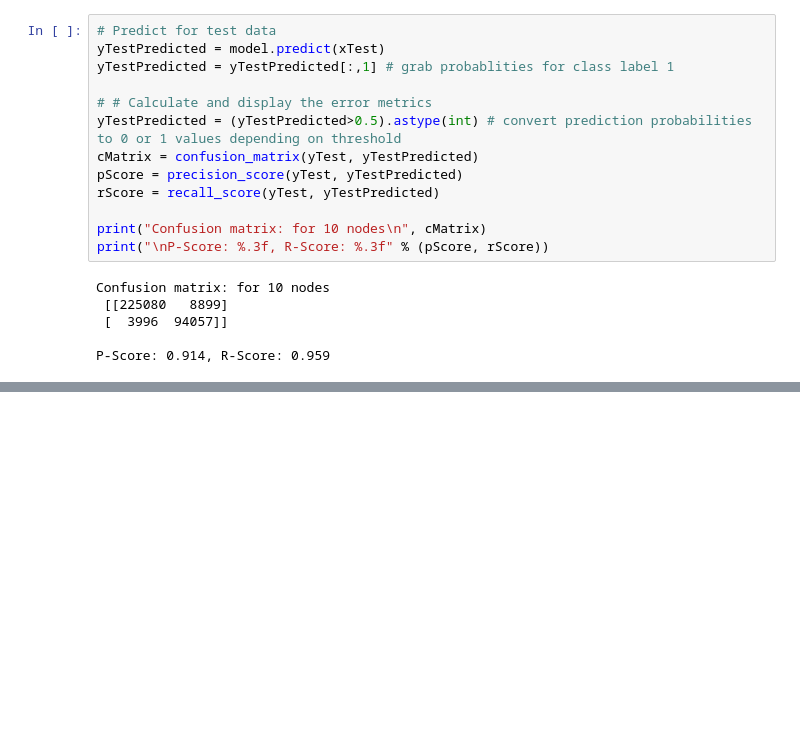
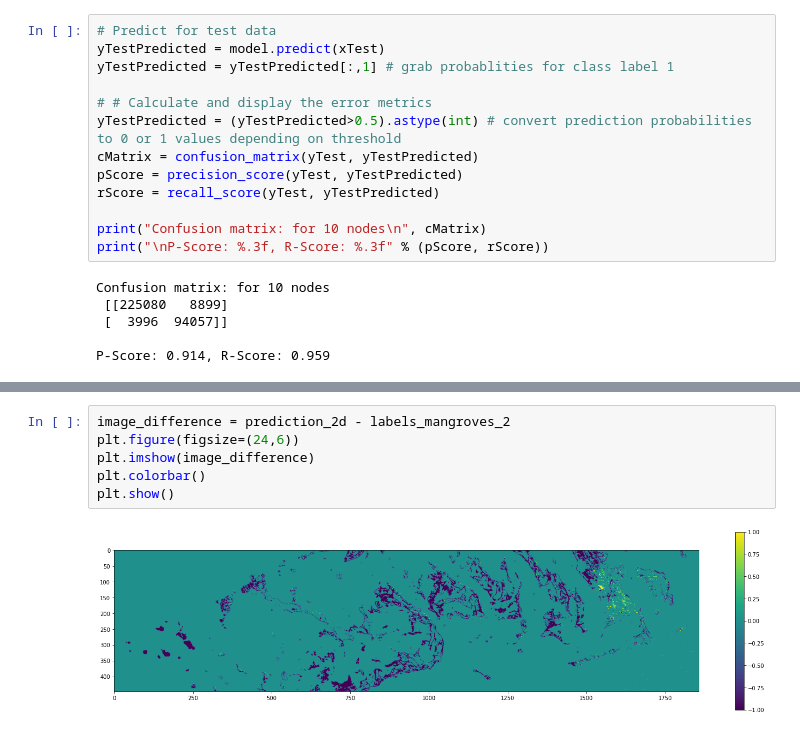
Before and after one commit to nkinnaird/MangroveClassification, a Jupyter notebook: code/firstNN.ipynb, the cells around one changed output, grey strips where cells are left out. Saved outputs shown, nothing was run; the diff lists cells and outputs as text; blank space fills up the shorter version.

```diff
--- a/code/firstNN.ipynb
+++ b/code/firstNN.ipynb
@@ -159,0 +222,8 @@ P-Score: 0.914, R-Score: 0.959
+# %%
+image_difference = prediction_2d - labels_mangroves_2
+plt.figure(figsize=(24,6))
+plt.imshow(image_difference)
+plt.colorbar()
+plt.show()
+# %% [output]
+[figure, added]
```
Also changed, not shown: parts of 11 cells of this notebook.
